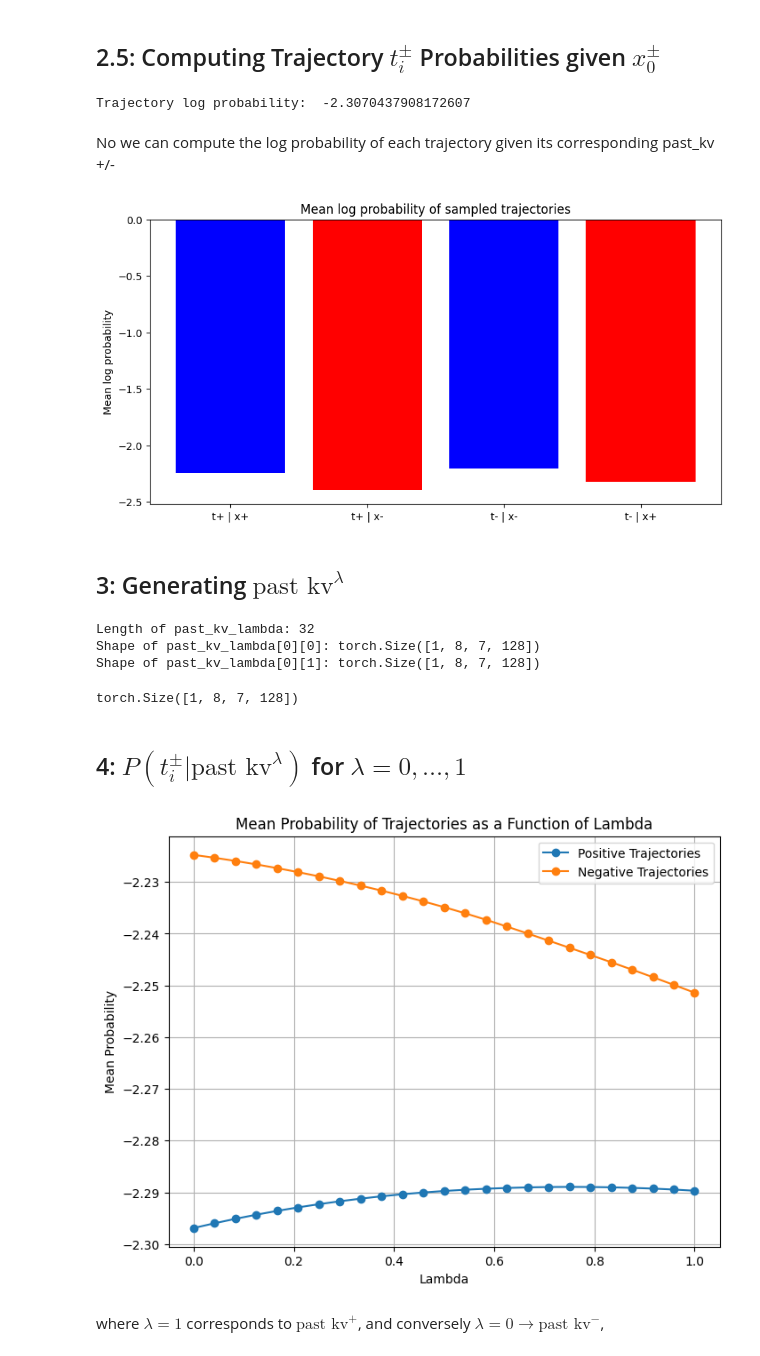
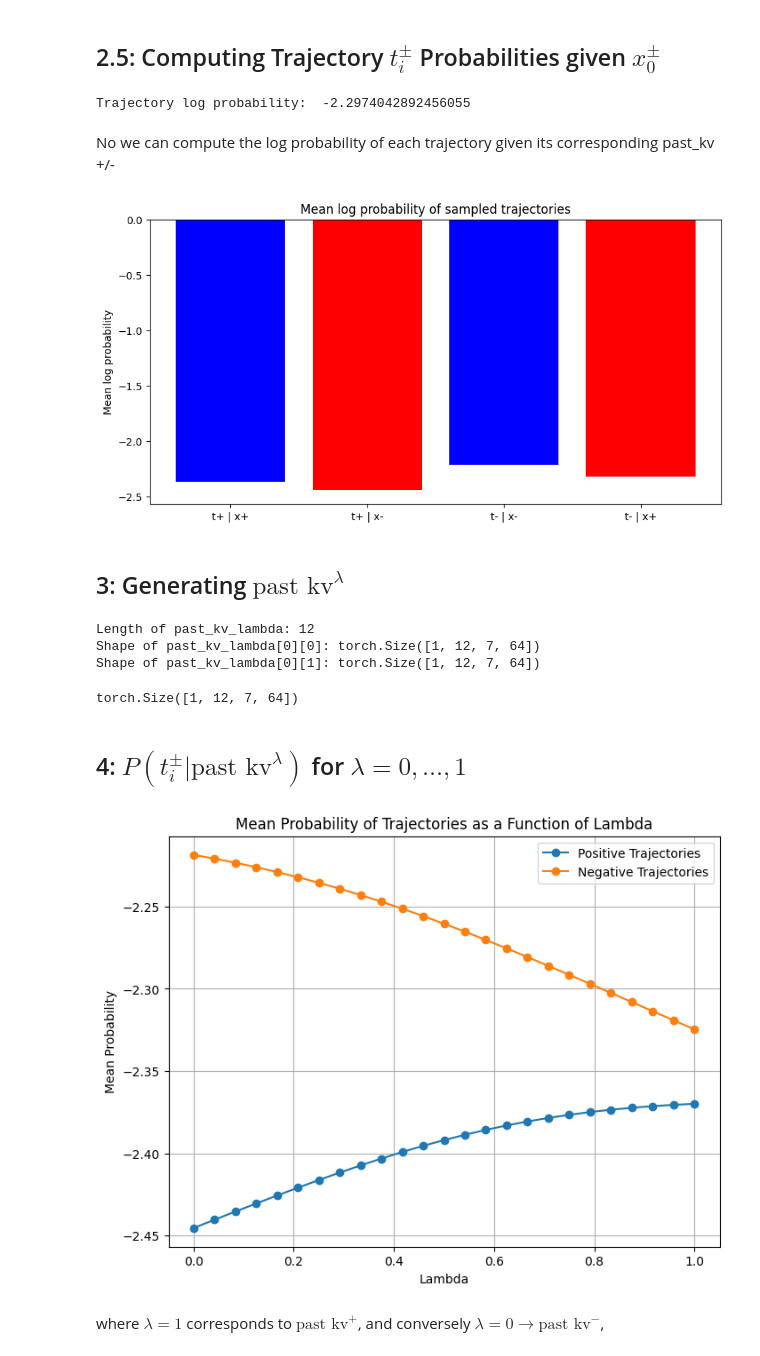
Before and after one commit to amanb2000/Emo_LLM, a Jupyter notebook: notebooks/Nudge_Trajectory_via_Activations.ipynb, the cells around one changed output. Drawn from its saved outputs; the diff is of its cells as text; code cells hidden in the pictures.

Commit message:
Implement and plot nudge with w_v in gpt-2 kinda flat but probably will work with llama-3 8b or other smarter model, esp with l1 reg on logistic regression

```diff
--- a/notebooks/Nudge_Trajectory_via_Activations.ipynb
+++ b/notebooks/Nudge_Trajectory_via_Activations.ipynb
@@ -24,10 +24,10 @@ from transformers import AutoTokenizer, AutoModelForCausalLM
 import torch
 # %%
 # Load the gpt-2 model
-# model_name = "gpt2"
-# tokenizer = GPT2Tokenizer.from_pretrained(model_name)
-# model = GPT2LMHeadModel.from_pretrained(model_name).to('cuda')
+model_name = "gpt2"
+tokenizer = GPT2Tokenizer.from_pretrained(model_name)
+model = GPT2LMHeadModel.from_pretrained(model_name).to('cuda')
 
-model_name = "meta-llama/Meta-Llama-3-8B"
-tokenizer = AutoTokenizer.from_pretrained(model_name)
-model = AutoModelForCausalLM.from_pretrained(model_name).to('cuda')
+# model_name = "meta-llama/Meta-Llama-3-8B-Instruct"
+# tokenizer = AutoTokenizer.from_pretrained(model_name)
+# model = AutoModelForCausalLM.from_pretrained(model_name).to('cuda')
@@ -37,8 +35,8 @@ Special tokens have been added in the vocabulary, make sure the associated word
 ## 1: Compute `past_kv_plus`, `past_kv_minus`
 # %%
 # define dataset
-x_0_plus = "Alice was happy, so she"
-x_0_minus = "Alice was sad, so she"
+x_0_plus = "Bob was extremely happy, therefore Bob"
+x_0_minus = "Bob was extremely sad, therefore Bob"
 
 # tokenize as pytorch tensors
 x_0_plus_ids = tokenizer.encode(x_0_plus, return_tensors='pt').to('cuda')
@@ -96,8 +92,8 @@ print(f"\tshape [batch, num_heads, seq_len, head_dim]")
 ## 2: Sample trajectories $t_i^\pm \sim P_{LLM}(t_i^\pm | \text{past kv}^\pm)$
 # %%
 # Set the number of trajectories to sample
-num_trajectories = 20
-max_length = 50
+num_trajectories = 200
+max_length = 10
 # %%
 # Function to sample a trajectory given the model, tokenizer, prompt, and past_kv
 def sample_trajectory(model, tokenizer, past_kv, prompt_ids, max_length):
@@ -215,7 +235,7 @@ def get_traj_prob(traj_ids, past_kv, model):
 traj_prob = get_traj_prob(trajectories_minus[0]['ids'], past_kv_plus, model)
 print("Trajectory log probability: ", traj_prob)
 # %% [output]
-Trajectory log probability:  -2.3070437908172607
+Trajectory log probability:  -2.2974042892456055
 # %% [markdown]
 No we can compute the log probability of each trajectory given its corresponding
 past_kv +/-
@@ -255,7 +275,7 @@ plt.ylabel('Mean log probability')
 plt.title('Mean log probability of sampled trajectories')
 plt.show()
 # %% [output]
-[figure, old version]
+[figure, new version]
 # %% [markdown]
 ## 3: Generating $\text{past kv}^\lambda$
 # %%
@@ -289,13 +309,13 @@ print(f"Length of past_kv_lambda: {len(past_kv_lambda)}")
 print(f"Shape of past_kv_lambda[0][0]: {past_kv_lambda[0][0].shape}")
 print(f"Shape of past_kv_lambda[0][1]: {past_kv_lambda[0][1].shape}")
 # %% [output]
-Length of past_kv_lambda: 32
-Shape of past_kv_lambda[0][0]: torch.Size([1, 8, 7, 128])
-Shape of past_kv_lambda[0][1]: torch.Size([1, 8, 7, 128])
+Length of past_kv_lambda: 12
+Shape of past_kv_lambda[0][0]: torch.Size([1, 12, 7, 64])
+Shape of past_kv_lambda[0][1]: torch.Size([1, 12, 7, 64])
 # %%
 past_kv_plus[0][0].shape
 # %% [output]
-torch.Size([1, 8, 7, 128])
+torch.Size([1, 12, 7, 64])
 # %% [markdown]
 ## 4: $P(t_i^\pm | \text{past kv}^\lambda)$ for $\lambda = 0, \dots, 1$
 # %%
@@ -343,35 +348,35 @@ for lambda_val in tqdm(lambdas, desc="Computing log probs for lambdas"):
 import matplotlib.pyplot as plt
 
 # Compute the mean log probabilities for each lambda value
 mean_log_probs_plus = {}
 mean_log_probs_minus = {}
 
 for lambda_val in lambdas:
     log_probs_plus = [trajectory['log_probs'][lambda_val] for trajectory in trajectories_plus]
     log_probs_minus = [trajectory['log_probs'][lambda_val] for trajectory in trajectories_minus]
 
     mean_log_probs_plus[lambda_val] = sum(log_probs_plus) / len(log_probs_plus)
     mean_log_probs_minus[lambda_val] = sum(log_probs_minus) / len(log_probs_minus)
 
 # Convert the mean log probabilities to mean probabilities
 # mean_probs_plus = {lambda_val: np.exp(log_prob) for lambda_val, log_prob in mean_log_probs_plus.items()}
 # mean_probs_minus = {lambda_val: np.exp(log_prob) for lambda_val, log_prob in mean_log_probs_minus.items()}
 
 # keep mean log probabilities as log probabilities
 mean_probs_plus = {lambda_val: log_prob for lambda_val, log_prob in mean_log_probs_plus.items()}
 mean_probs_minus = {lambda_val: log_prob for lambda_val, log_prob in mean_log_probs_minus.items()}
 
 # Plot the mean probabilities as a function of lambda
 plt.figure(figsize=(8, 6))
 plt.plot(list(mean_probs_plus.keys()), list(mean_probs_plus.values()), marker='o', label='Positive Trajectories')
 plt.plot(list(mean_probs_minus.keys()), list(mean_probs_minus.values()), marker='o', label='Negative Trajectories')
 plt.xlabel('Lambda')
-plt.ylabel('Mean Probability')
-plt.title('Mean Probability of Trajectories as a Function of Lambda')
+plt.ylabel('Mean Log Probability')
+plt.title('Mean Log Probability of Trajectories as a Function of Lambda')
 plt.legend()
 plt.grid(True)
 plt.show()
 # %% [output]
-[figure, old version]
+[figure, new version]
 # %% [markdown]
 where $\lambda = 1$ corresponds to $\text{past kv}^+$, and conversely $\lambda = 0 \to  \text{past kv}^-$,
```
Also changed, not shown: parts of 15 cells of this notebook.
